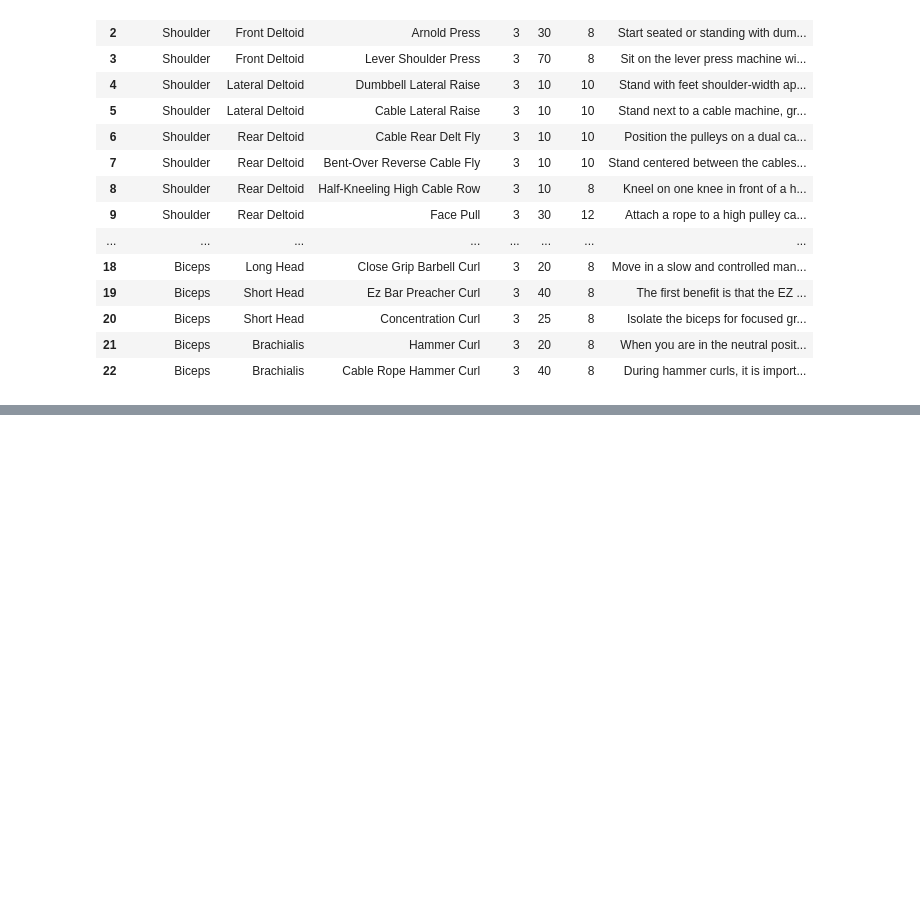
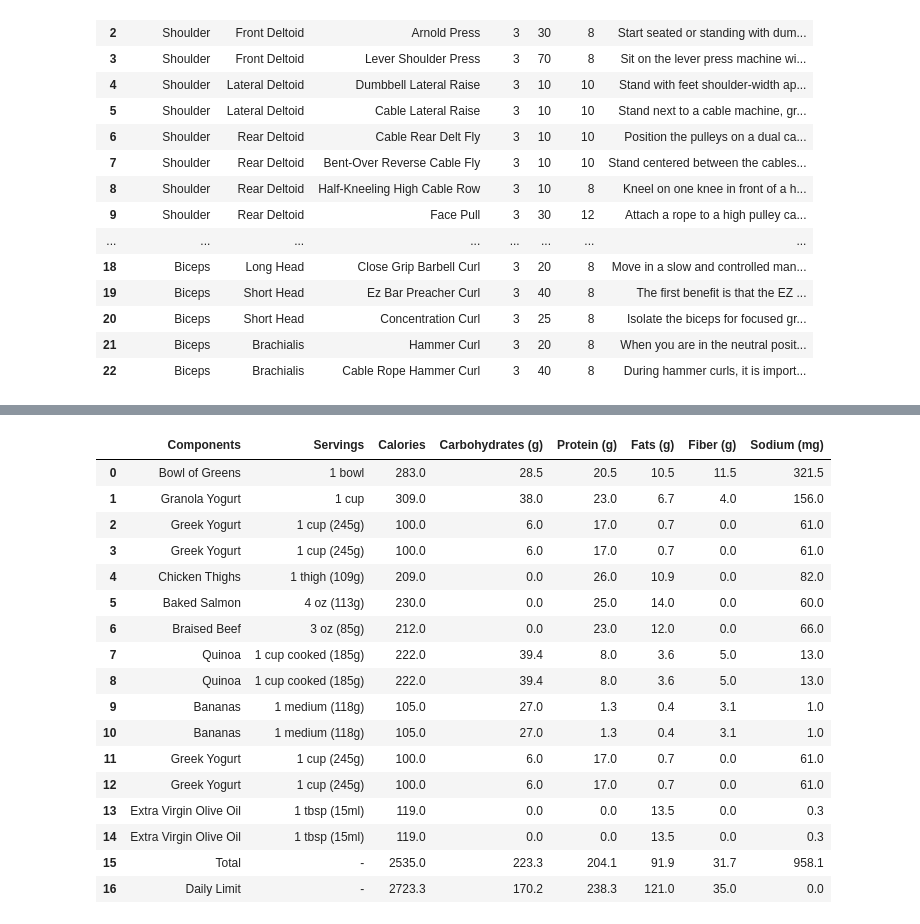
Before and after one commit to IzzyHuang/izzyhuang.github.io, a Jupyter notebook: Data.ipynb, the cells around one changed output, grey strips where cells are left out. Cells and saved outputs as stored; diff of their text form; code cells hidden in the pictures; blank space fills up the shorter version.

```diff
--- a/Data.ipynb
+++ b/Data.ipynb
@@ -64,0 +71,15 @@ df
+# %%
+# Defining Total Daily Energy Expenditure
+
+Izzy_weight = 72.7 # kg
+Izzy_height = 180 # cm
+Izzy_age = 20 # years old
+Izzy_PAL_active = 1.55
+Izzy_PAL_inactive = 1.2
+low_carb_diet = {"Carbs": 0.25, "Protein": 0.35, "Fats": 0.4}
+
+Izzy_TTDE = Izzy_PAL_active * (10 * Izzy_weight + 6.25 * Izzy_height - 5 * Izzy_age + 5)
+Izzy_TTDE_inactive = Izzy_PAL_inactive * (10 * Izzy_weight + 6.25 * Izzy_height - 5 * Izzy_age + 5)
+
+print(f"Daily Required Calories for moderately active: {Izzy_TTDE:.1f} kcal")
+print(f"Daily Required Calories for inactive: {Izzy_TTDE_inactive:.1f} kcal")
@@ -64,0 +100,3 @@ df
+# %%
+school_life_df = pd.read_excel("Diet Planner.xlsx", sheet_name = "School Life")
+school_life_df
@@ -64,0 +188,43 @@ df
+# %%
+meals_df = pd.read_excel("Diet Planner.xlsx", sheet_name = "Meals")
+meals_df = meals_df.drop(meals_df.index[0])
+meals_df = meals_df.append(school_life_df.loc[21], ignore_index=True) # two yogurts for breakfast
+meals_df = meals_df.append(school_life_df.loc[21], ignore_index=True) # two yogurts for breakfast
+meals_df = meals_df.append(school_life_df.loc[9], ignore_index=True) # chicken thigh
+meals_df = meals_df.append(school_life_df.loc[12], ignore_index=True) # salmon
+meals_df = meals_df.append(school_life_df.loc[13], ignore_index=True) # beef (three servings of meat)
+meals_df = meals_df.append(school_life_df.loc[18], ignore_index=True) # quinoa
+meals_df = meals_df.append(school_life_df.loc[18], ignore_index=True) # quinoa
+meals_df = meals_df.append(school_life_df.loc[24], ignore_index=True) # banana
+meals_df = meals_df.append(school_life_df.loc[24], ignore_index=True) # banana
+meals_df = meals_df.append(school_life_df.loc[21], ignore_index=True) # two yogurts for dinner
+meals_df = meals_df.append(school_life_df.loc[21], ignore_index=True) # two yogurts for dinner
+meals_df = meals_df.append(school_life_df.loc[1], ignore_index=True) # add some olive oil
+meals_df = meals_df.append(school_life_df.loc[1], ignore_index=True) # add some olive oil
+
+sums_row = meals_df.select_dtypes(include=['number']).sum()
+sums_row.to_dict()
+sums_row["Components"] = "Total"
+sums_row["Servings"] = "-"
+ttde_row = sums_row.copy()
+ttde_row["Calories"] = round(Izzy_TTDE, 1)
+ttde_row["Carbohydrates (g)"] = round(Izzy_TTDE * low_carb_diet["Carbs"] / 4, 1)
+ttde_row["Protein (g)"] = round(Izzy_TTDE * low_carb_diet["Protein"] / 4, 1)
+ttde_row["Fats (g)"] = round(Izzy_TTDE * low_carb_diet["Fats"] / 9, 1)
+ttde_row["Fiber (g)"] = 35
+ttde_row["Sodium (mg)"] = 0
+ttde_row["Components"] = "Daily Limit"
+meals_df = meals_df.append(sums_row, ignore_index=True)
+meals_df = meals_df.append(ttde_row, ignore_index=True)
+cal_diff = sums_row["Calories"] - ttde_row["Calories"]
+print(f"""Total Daily Calories: {sums_row["Calories"]} kcal""")
+if cal_diff > 0:
+    print(f"""Calories Surplus of {cal_diff:.2f} kcal""")
+else:
+    print(f"""Calories Deficit of {-cal_diff:.2f} kcal""")
+print(f"""Percent Carbohydrates: {(sums_row["Carbohydrates (g)"]*4/sums_row["Calories"])*100:.2f}%""")
+print(f"""Percent Protein: {(sums_row["Protein (g)"]*4/sums_row["Calories"])*100:.2f}%""")
+print(f"""Percent Fats: {(sums_row["Fats (g)"]*9/sums_row["Calories"])*100:.2f}%""")
+
+meals_df
+# %% [output]
@@ -64,0 +236,18 @@ df
+|  | Components | Servings | Calories | Carbohydrates (g) | Protein (g) | Fats (g) | Fiber (g) | Sodium (mg) |
+| 0 | Bowl of Greens | 1 bowl | 283.0 | 28.5 | 20.5 | 10.5 | 11.5 | 321.5 |
+| 1 | Granola Yogurt | 1 cup | 309.0 | 38.0 | 23.0 | 6.7 | 4.0 | 156.0 |
+| 2 | Greek Yogurt | 1 cup (245g) | 100.0 | 6.0 | 17.0 | 0.7 | 0.0 | 61.0 |
+| 3 | Greek Yogurt | 1 cup (245g) | 100.0 | 6.0 | 17.0 | 0.7 | 0.0 | 61.0 |
+| 4 | Chicken Thighs | 1 thigh (109g) | 209.0 | 0.0 | 26.0 | 10.9 | 0.0 | 82.0 |
+| 5 | Baked Salmon | 4 oz (113g) | 230.0 | 0.0 | 25.0 | 14.0 | 0.0 | 60.0 |
+| 6 | Braised Beef | 3 oz (85g) | 212.0 | 0.0 | 23.0 | 12.0 | 0.0 | 66.0 |
+| 7 | Quinoa | 1 cup cooked (185g) | 222.0 | 39.4 | 8.0 | 3.6 | 5.0 | 13.0 |
+| 8 | Quinoa | 1 cup cooked (185g) | 222.0 | 39.4 | 8.0 | 3.6 | 5.0 | 13.0 |
+| 9 | Bananas | 1 medium (118g) | 105.0 | 27.0 | 1.3 | 0.4 | 3.1 | 1.0 |
+| 10 | Bananas | 1 medium (118g) | 105.0 | 27.0 | 1.3 | 0.4 | 3.1 | 1.0 |
+| 11 | Greek Yogurt | 1 cup (245g) | 100.0 | 6.0 | 17.0 | 0.7 | 0.0 | 61.0 |
+| 12 | Greek Yogurt | 1 cup (245g) | 100.0 | 6.0 | 17.0 | 0.7 | 0.0 | 61.0 |
+| 13 | Extra Virgin Olive Oil | 1 tbsp (15ml) | 119.0 | 0.0 | 0.0 | 13.5 | 0.0 | 0.3 |
+| 14 | Extra Virgin Olive Oil | 1 tbsp (15ml) | 119.0 | 0.0 | 0.0 | 13.5 | 0.0 | 0.3 |
+| 15 | Total | - | 2535.0 | 223.3 | 204.1 | 91.9 | 31.7 | 958.1 |
+| 16 | Daily Limit | - | 2723.3 | 170.2 | 238.3 | 121.0 | 35.0 | 0.0 |
```
Also changed, not shown: parts of 10 cells of this notebook, 8 other files.
